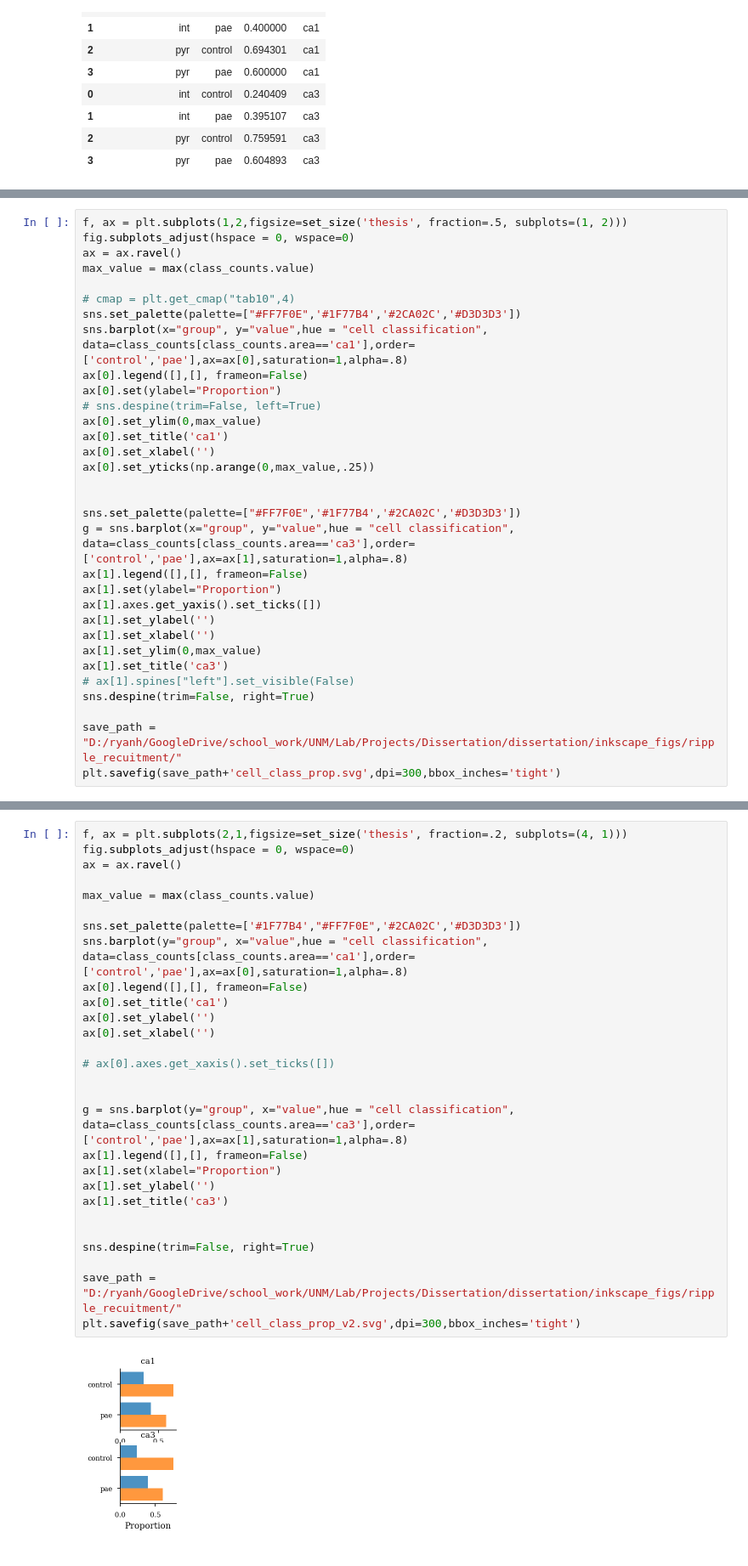
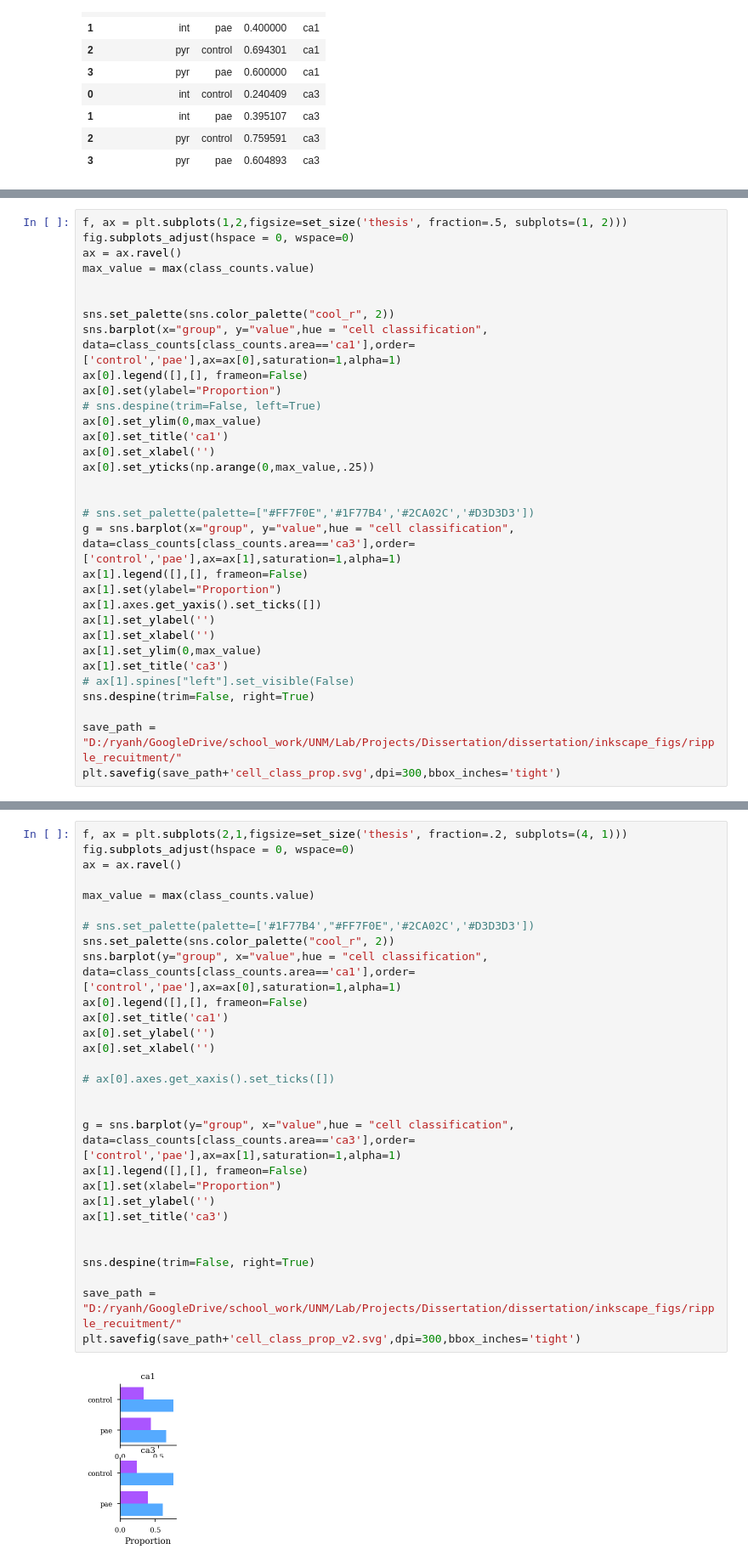
Before and after one commit to ryanharvey1/ripple_analyses, a Jupyter notebook: notebooks/classify_pyr_int.ipynb, the cells around one changed output, grey strips where cells are left out. Shown at 85% size. Drawn from its saved outputs; the diff is of its cells as text.

Commit message:
changed colors

```diff
--- a/notebooks/classify_pyr_int.ipynb
+++ b/notebooks/classify_pyr_int.ipynb
@@ -277,9 +283,9 @@ fig.subplots_adjust(hspace = 0, wspace=0)
 ax = ax.ravel()
 max_value = max(class_counts.value)
 
-# cmap = plt.get_cmap("tab10",4)
-sns.set_palette(palette=["#FF7F0E",'#1F77B4','#2CA02C','#D3D3D3'])
-sns.barplot(x="group", y="value",hue = "cell classification", data=class_counts[class_counts.area=='ca1'],order=['control','pae'],ax=ax[0],saturation=1,alpha=.8)
+
+sns.set_palette(sns.color_palette("cool_r", 2))
+sns.barplot(x="group", y="value",hue = "cell classification", data=class_counts[class_counts.area=='ca1'],order=['control','pae'],ax=ax[0],saturation=1,alpha=1)
 ax[0].legend([],[], frameon=False)
 ax[0].set(ylabel="Proportion")
 # sns.despine(trim=False, left=True)
@@ -289,8 +295,8 @@ ax[0].set_xlabel('')
 ax[0].set_yticks(np.arange(0,max_value,.25))
 
 
-sns.set_palette(palette=["#FF7F0E",'#1F77B4','#2CA02C','#D3D3D3'])
-g = sns.barplot(x="group", y="value",hue = "cell classification", data=class_counts[class_counts.area=='ca3'],order=['control','pae'],ax=ax[1],saturation=1,alpha=.8)
+# sns.set_palette(palette=["#FF7F0E",'#1F77B4','#2CA02C','#D3D3D3'])
+g = sns.barplot(x="group", y="value",hue = "cell classification", data=class_counts[class_counts.area=='ca3'],order=['control','pae'],ax=ax[1],saturation=1,alpha=1)
 ax[1].legend([],[], frameon=False)
 ax[1].set(ylabel="Proportion")
 ax[1].axes.get_yaxis().set_ticks([])
@@ -308,33 +314,34 @@ plt.savefig(save_path+'cell_class_prop.svg',dpi=300,bbox_inches='tight')
 # %%
 f, ax = plt.subplots(2,1,figsize=set_size('thesis', fraction=.2, subplots=(4, 1)))
 fig.subplots_adjust(hspace = 0, wspace=0)
 ax = ax.ravel()
 
 max_value = max(class_counts.value)
 
-sns.set_palette(palette=['#1F77B4',"#FF7F0E",'#2CA02C','#D3D3D3'])
-sns.barplot(y="group", x="value",hue = "cell classification", data=class_counts[class_counts.area=='ca1'],order=['control','pae'],ax=ax[0],saturation=1,alpha=.8)
+# sns.set_palette(palette=['#1F77B4',"#FF7F0E",'#2CA02C','#D3D3D3'])
+sns.set_palette(sns.color_palette("cool_r", 2))
+sns.barplot(y="group", x="value",hue = "cell classification", data=class_counts[class_counts.area=='ca1'],order=['control','pae'],ax=ax[0],saturation=1,alpha=1)
 ax[0].legend([],[], frameon=False)
 ax[0].set_title('ca1')
 ax[0].set_ylabel('')
 ax[0].set_xlabel('')
 
 # ax[0].axes.get_xaxis().set_ticks([])
 
 
-g = sns.barplot(y="group", x="value",hue = "cell classification", data=class_counts[class_counts.area=='ca3'],order=['control','pae'],ax=ax[1],saturation=1,alpha=.8)
+g = sns.barplot(y="group", x="value",hue = "cell classification", data=class_counts[class_counts.area=='ca3'],order=['control','pae'],ax=ax[1],saturation=1,alpha=1)
 ax[1].legend([],[], frameon=False)
 ax[1].set(xlabel="Proportion")
 ax[1].set_ylabel('')
 ax[1].set_title('ca3')
 
 
 sns.despine(trim=False, right=True)
 
 save_path = "D:/ryanh/GoogleDrive/school_work/UNM/Lab/Projects/Dissertation/dissertation/inkscape_figs/ripple_recuitment/"
 plt.savefig(save_path+'cell_class_prop_v2.svg',dpi=300,bbox_inches='tight')
 # %% [output]
-[figure, old version]
+[figure, new version]
 # %%
 from scipy import stats
 
```
Also changed, not shown: parts of 5 cells of this notebook.
